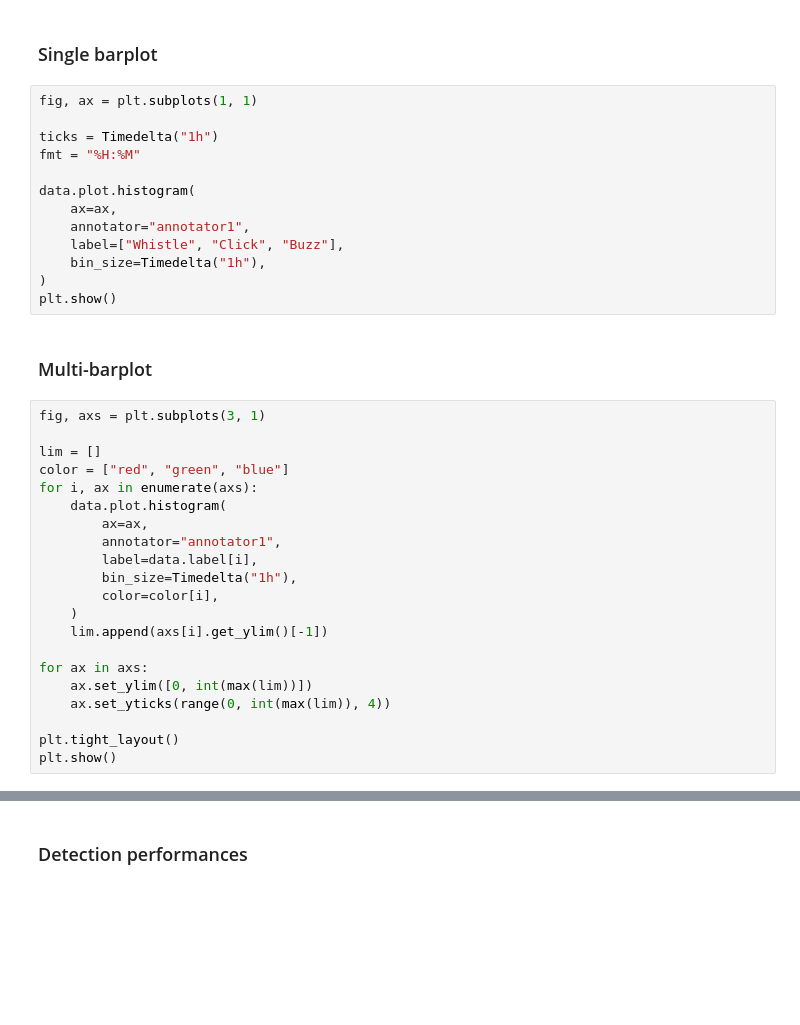
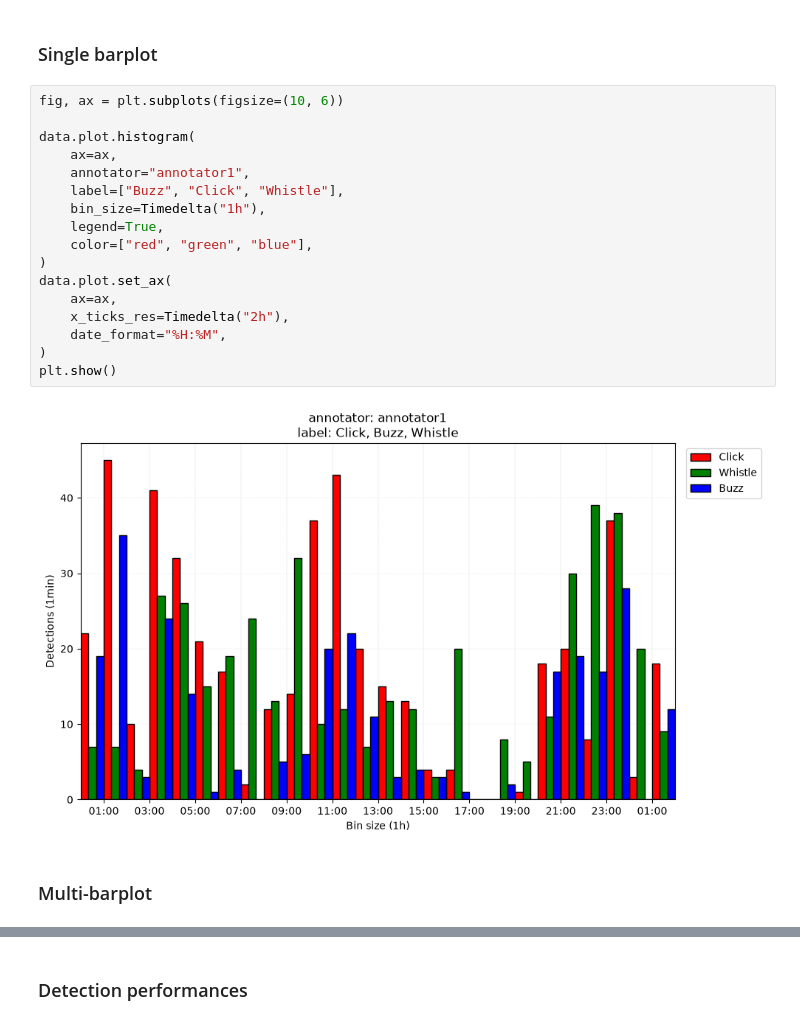
Before and after one commit to Project-OSmOSE/disclOSE, a Jupyter notebook: docs/source/example_HF.ipynb, the cells around one changed output, grey strips where cells are left out. Drawn from its saved outputs; the diff is of its cells as text; blank space fills up the shorter version.

```diff
--- a/docs/source/example_HF.ipynb
+++ b/docs/source/example_HF.ipynb
@@ -23,38 +28,23 @@ data.overview(annotator=data.annotator)
 # %% [markdown]
 ### Single barplot
-# %%
-fig, ax = plt.subplots(1, 1)
-
-ticks = Timedelta("1h")
-fmt = "%H:%M"
-
-data.plot.histogram(
-    ax=ax,
-    annotator="annotator1",
-    label=["Whistle", "Click", "Buzz"],
-    bin_size=Timedelta("1h"),
-)
-plt.show()
+# %%
+fig, ax = plt.subplots(figsize=(10, 6))
+
+data.plot.histogram(
+    ax=ax,
+    annotator="annotator1",
+    label=["Buzz", "Click", "Whistle"],
+    bin_size=Timedelta("1h"),
+    legend=True,
+    color=["red", "green", "blue"],
+)
+data.plot.set_ax(
+    ax=ax,
+    x_ticks_res=Timedelta("2h"),
+    date_format="%H:%M",
+)
+plt.show()
+# %% [output]
+[figure, added]
 # %% [markdown]
 ### Multi-barplot
-# %%
-fig, axs = plt.subplots(3, 1)
-
-lim = []
-color = ["red", "green", "blue"]
-for i, ax in enumerate(axs):
-    data.plot.histogram(
-        ax=ax,
-        annotator="annotator1",
-        label=data.label[i],
-        bin_size=Timedelta("1h"),
-        color=color[i],
-    )
-    lim.append(axs[i].get_ylim()[-1])
-
-for ax in axs:
-    ax.set_ylim([0, int(max(lim))])
-    ax.set_yticks(range(0, int(max(lim)), 4))
-
-plt.tight_layout()
-plt.show()
```
Also changed, not shown: parts of 6 cells of this notebook, 13 other files.
